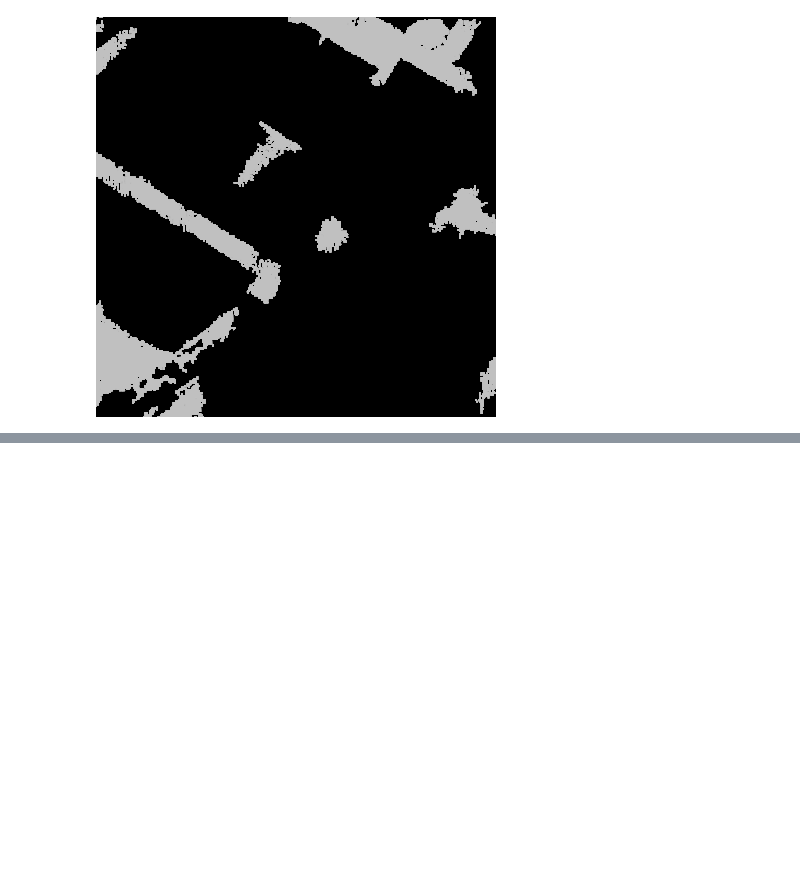
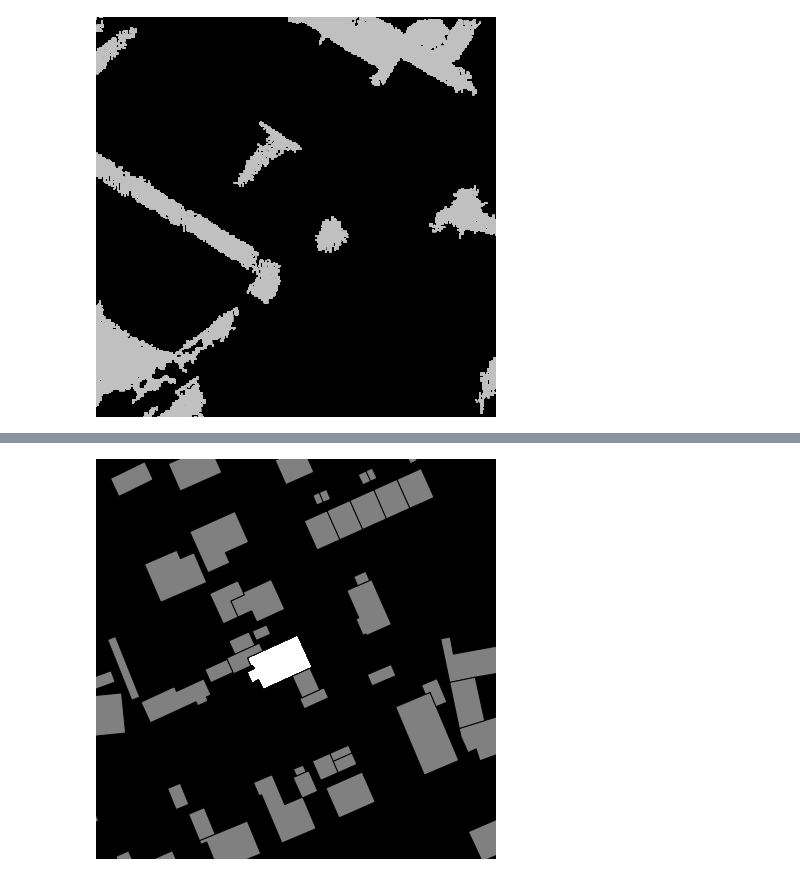
Before and after one commit to Rotendahl/flood_risk, a Jupyter notebook: Hollowings.ipynb, the cells around one changed output, grey strips where cells are left out. Cells and saved outputs as stored; diff of their text form; code cells hidden in the pictures; blank space fills up the shorter version.

Commit message:
Isolates the bulding with prettier code

```diff
--- a/Hollowings.ipynb
+++ b/Hollowings.ipynb
@@ -74,12 +74,12 @@ def getImg(x, y, feature, mode="L"):
         "password": os.environ['KORTFORSYNINGEN_KEY'],
         "TRANSPARENT": "True",
         "VERSION": "1.1.1",
-        "REQUEST": "GetMap",
+        "REQUEST": "GetMap"
         "FORMAT": "image/png",
         "SRS": "EPSG:3857",
         "BBOX": boundingBox(x,y),
-        "WIDTH": "400",
-        "HEIGHT": "400",
+        "WIDTH": "800",
+        "HEIGHT": "800",
     }
     if feature == 'buildings':
         params["LAYERS"] = "BU.Building"
@@ -118,0 +130,30 @@ hollowImg
+# %%
+def checkNeighbours(arr, x, y, points):
+        threshold = 80
+        x_limit, y_limit = arr.shape
+        neighbors = [[x + 1, y], [x - 1, y], [x, y - 1], [x, y + 1]]
+        # filter neighbors that are out or range
+        neighbors = [
+            (x, y)
+            for x, y in neighbors
+            if ((x >= 0 and y >= 0) and (x < x_limit and y < y_limit)) and
+            arr[x][y] > threshold and arr[x][y] < 255
+        ]
+        for (neighbor) in neighbors:
+            points.add(neighbor)
+
+def isolateBuilding(buildImg):
+    arr = np.asarray(buildImg).copy()
+    x, y = arr.shape
+    x, y = x // 2, y //2
+    points = set([(x, y)])
+    while(len(points) > 0):
+        x, y = points.pop()
+        arr[x][y] = 255
+        checkNeighbours(arr, x, y, points)
+    return Image.fromarray(arr)
+
+
+isolateBuilding(buildImg)
+# %% [output]
+[figure, added]
```
Also changed, not shown: parts of 4 cells of this notebook.
